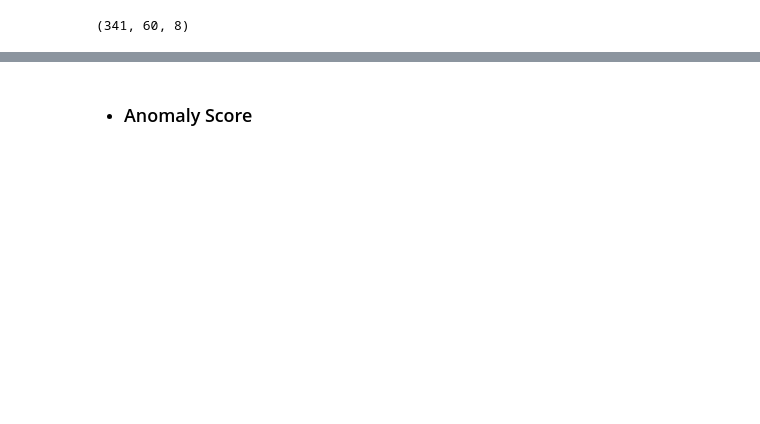
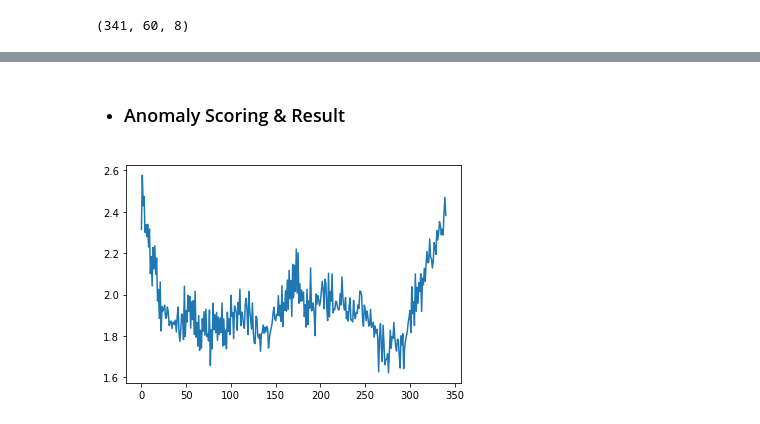
Before and after one commit to seuno2/seuno2.github.io, a Jupyter notebook: personal-project-anomaly-detection.ipynb, the cells around one changed output, grey strips where cells are left out. Cells and saved outputs as stored; diff of their text form; code cells hidden in the pictures; blank space fills up the shorter version.

Commit message:
Kaggle Notebook | [Personal Project]Anomaly Detection | Version 2

```diff
--- a/personal-project-anomaly-detection.ipynb
+++ b/personal-project-anomaly-detection.ipynb
@@ -154,7 +155,7 @@ def convae(data):
         data, # data X instead of Y because it's unsupervised learning
         epochs = 100,
         batch_size = 32,
-        verbose = 10,
+        verbose = 2,
 
         # early stopping 자동 학습 중단. patience 5번 loss 상승시 중단
         callbacks = [
@@ -165,10 +166,7 @@ def convae(data):
     return history, model
 # %%
 #Preprocessing
-X_train = df[:400].drop(columns = ['anomaly','changepoint']) ##0~400번까지 모두 정상데이터이므로 학습데이터로 선정
-
+X_train = df[:400].drop(columns = ['anomaly','changepoint'], axis = 1) ##0~400번까지 모두 정상데이터이므로 학습데이터로 선정
 StSc = StandardScaler()
-X_train_scale = StSc.fit(X_train)  ## Standardization(표준) : train data의 평균, 분산분포를 저장. 추후에 test data에도 똑같이 적용필요
+X_train_scale = StSc.fit(X_train)   ## Standardization(표준) : train data의 평균, 분산분포를 저장. 추후에 test data에도 똑같이 적용필요
 X_train_scale = StSc.transform(X_train)
-
-X_train
@@ -196,7 +179,7 @@ def create_sequences(data, time_steps = 60):
         out.append(data[i : (i + time_steps)])
     return np.stack(out)
 
-X_train_seq = create_sequences(X_train,60) #400의 정상데이터를 60개의 묶음으로 1씩 shift 하며 묶음 -> 341개 생성
+X_train_seq = create_sequences(X_train_scale,60) #400의 정상데이터를 60개의 묶음으로 1씩 shift 하며 묶음 -> 341개 생성
 X_train_seq.shape
 # %% [output]
 (341, 60, 8)
@@ -244,2 +227,9 @@ Epoch 100/100
 # %% [markdown]
-* ### Anomaly Score
+* ### Anomaly Scoring & Result
+# %%
+residuals = pd.Series(np.sum(np.mean(np.abs(X_train_seq - model.predict(X_train_seq)), axis = 1), axis = 1)) # input data와 reconstructed input의 차이값
+ucl = residuals.quantile(0.999) # 차이값의 전체 분포에서 상위 99.9%지점을 upper control limit으로 지정
+plt.plot(residuals) ## value gap between input VS reconstructed input for anomaly-free data
+plt.show()
+# %% [output]
+[figure, added]
```
Also changed, not shown: parts of 10 cells of this notebook.
